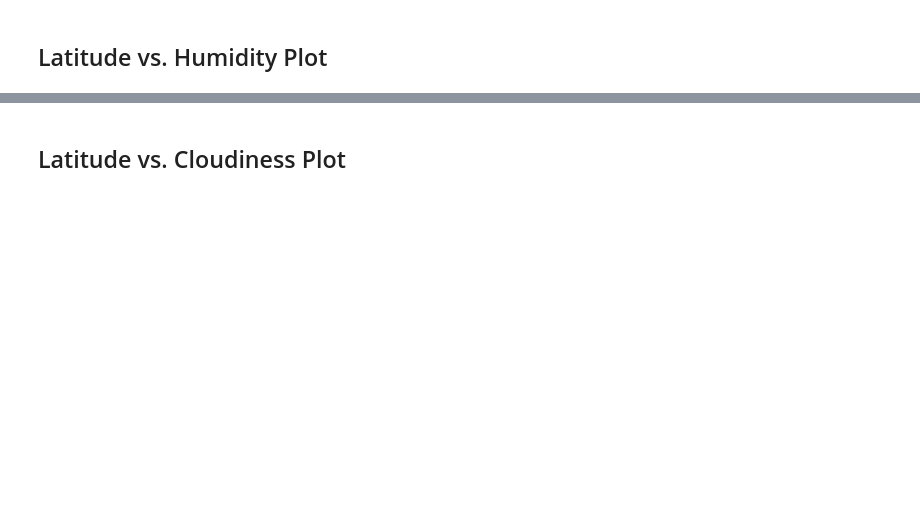
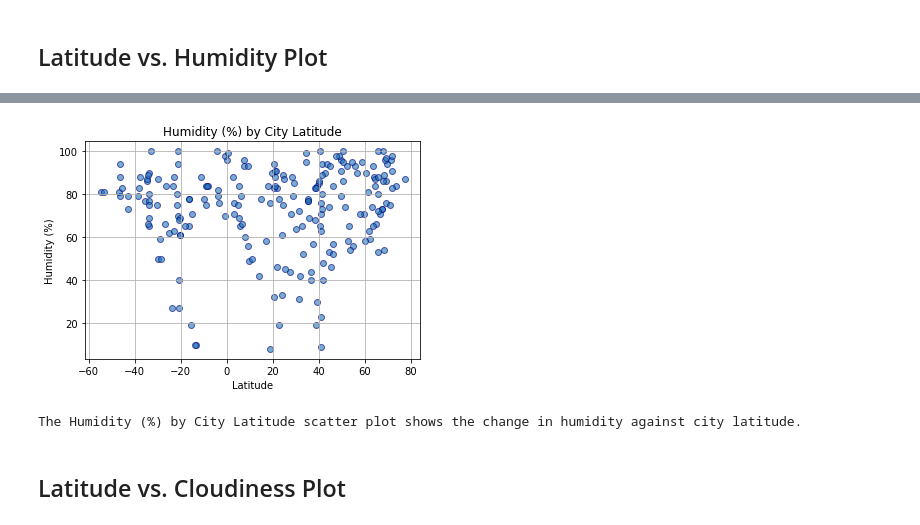
Before and after one commit to gw-sc/Python-API-challenge, a Jupyter notebook: WeatherPy/WeatherPy.ipynb, the cells around one changed output, grey strips where cells are left out. Cells and saved outputs as stored; diff of their text form; code cells hidden in the pictures; blank space fills up the shorter version.

```diff
--- a/WeatherPy/WeatherPy.ipynb
+++ b/WeatherPy/WeatherPy.ipynb
@@ -267,2 +258,17 @@ Int64Index([], dtype='int64')
+# %%
+x_value = df["Latitude"]
+y_value = df["Humidity"]
+
+plt.scatter(x_value, y_value, alpha = 0.6, edgecolors = "navy")
+plt.title("The Humidity (%) by City Latitude")
+plt.xlabel("Latitude")
+plt.ylabel("Humidity (%)")
+plt.grid()
+plt.show()
+
+print("The Humidity (%) by City Latitude scatter plot shows the change in humidity against city latitude.")
+# %% [output]
+[figure, added]
+The Humidity (%) by City Latitude scatter plot shows the change in humidity against city latitude.
 # %% [markdown]
 ## Latitude vs. Cloudiness Plot
```
Also changed, not shown: parts of 44 cells of this notebook, 9 other files.
